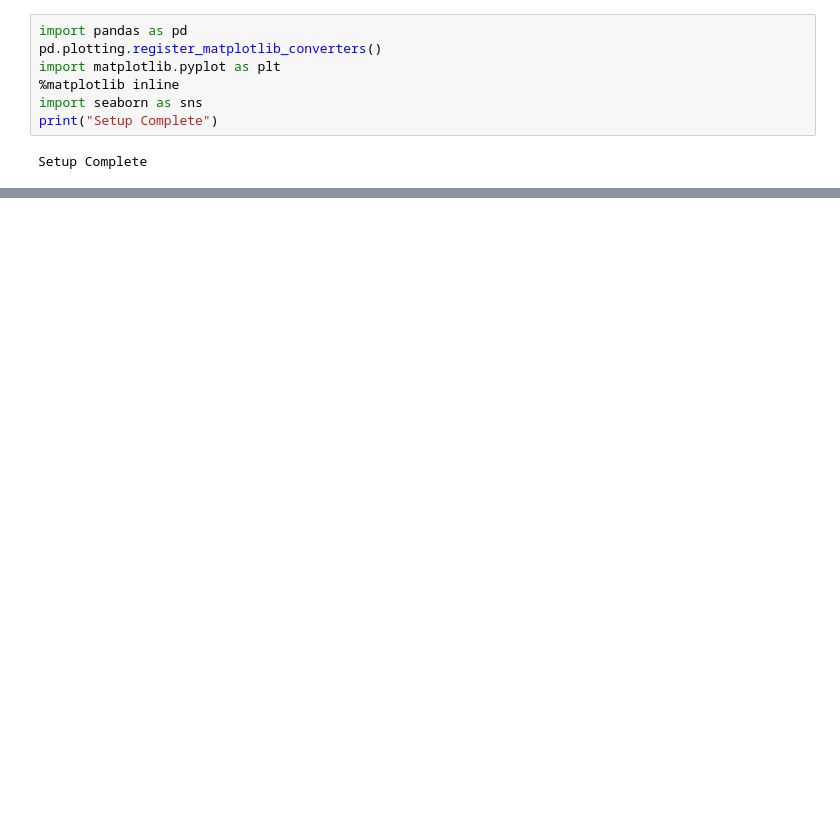
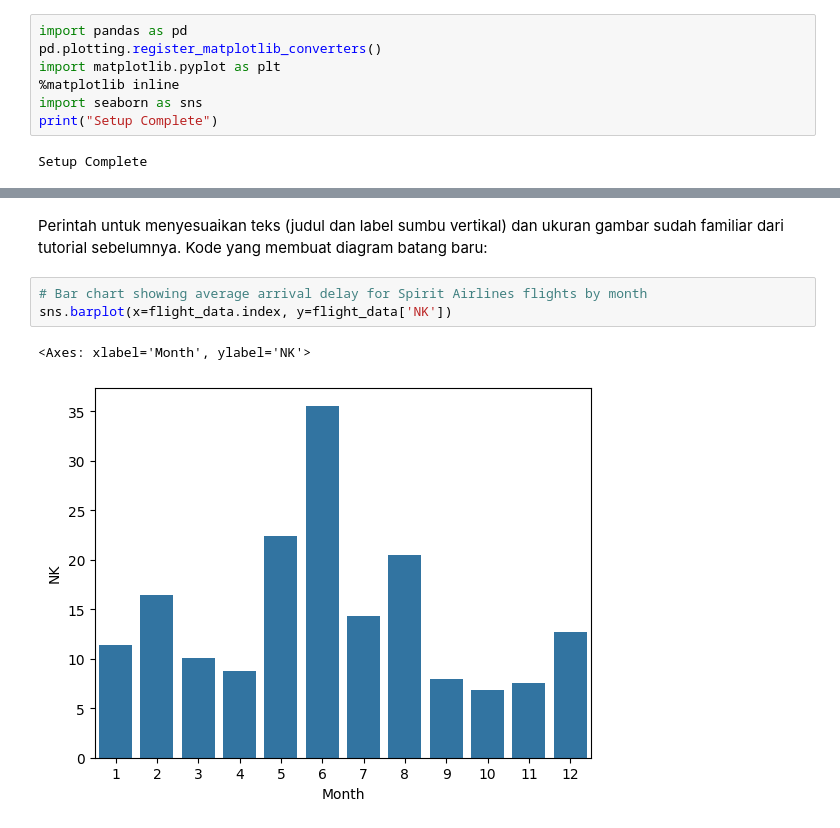
Before and after one commit to Mizuras/Intro-to-Programming, a Jupyter notebook: 2-Data-Visualization/Bar_Charts_and_Heatmaps.ipynb, the cells around one changed output, grey strips where cells are left out. Cells and saved outputs as stored; diff of their text form; blank space fills up the shorter version.

```diff
--- a/2-Data-Visualization/Bar_Charts_and_Heatmaps.ipynb
+++ b/2-Data-Visualization/Bar_Charts_and_Heatmaps.ipynb
@@ -69,0 +65,8 @@ gambar yang akan digunakan untuk menampilkan bar chart. Ukuran yang ditentukan a
+# %% [markdown]
+Perintah untuk menyesuaikan teks (judul dan label sumbu vertikal) dan ukuran gambar sudah familiar dari tutorial sebelumnya. Kode yang membuat diagram batang baru:
+# %%
+# Bar chart showing average arrival delay for Spirit Airlines flights by month
+sns.barplot(x=flight_data.index, y=flight_data['NK'])
+# %% [output]
+<Axes: xlabel='Month', ylabel='NK'>
+[figure, added]
```
Also changed, not shown: parts of 16 cells of this notebook.
